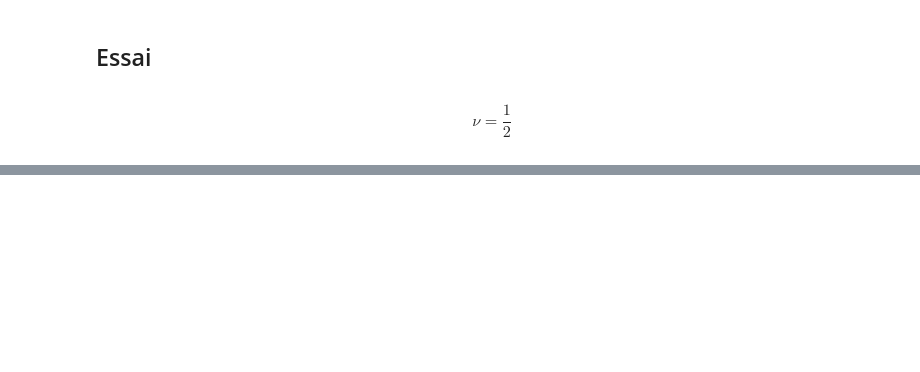
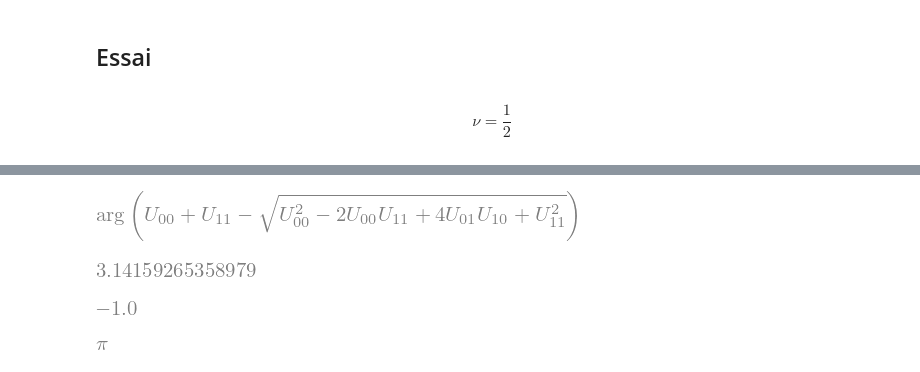
Before and after one commit to jbperin/hello-world, a Jupyter notebook: quantique/SandBox.ipynb, the cells around one changed output, grey strips where cells are left out. Cells and saved outputs as stored; diff of their text form; code cells hidden in the pictures; blank space fills up the shorter version.

```diff
--- a/quantique/SandBox.ipynb
+++ b/quantique/SandBox.ipynb
@@ -43,0 +54,21 @@ qc.draw('mpl')
+# %%
+V=U.eigenvects()[0][0]
+V
+phase = sympy.arg(V)
+phase
+# %% [output]
+[figure, added]
+# %%
+phase.evalf(subs=dF3)
+# %% [output]
+[figure, added]
+# %%
+valeur_propre = V.evalf(subs=dF3)
+valeur_propre
+# %% [output]
+[figure, added]
+# %%
+theta_value = sympy.arg(valeur_propre)
+theta_value
+# %% [output]
+[figure, added]
```
Also changed, not shown: parts of 6 cells of this notebook, 8 other files.
